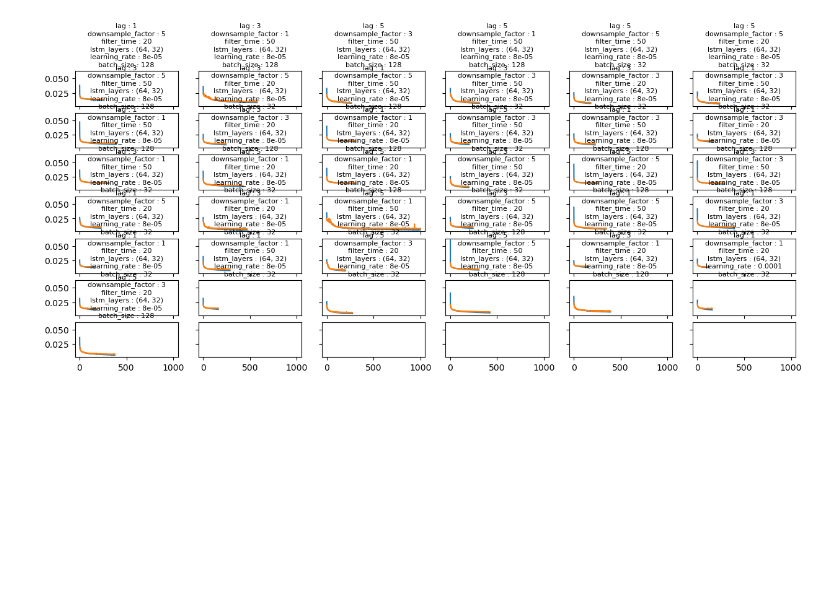
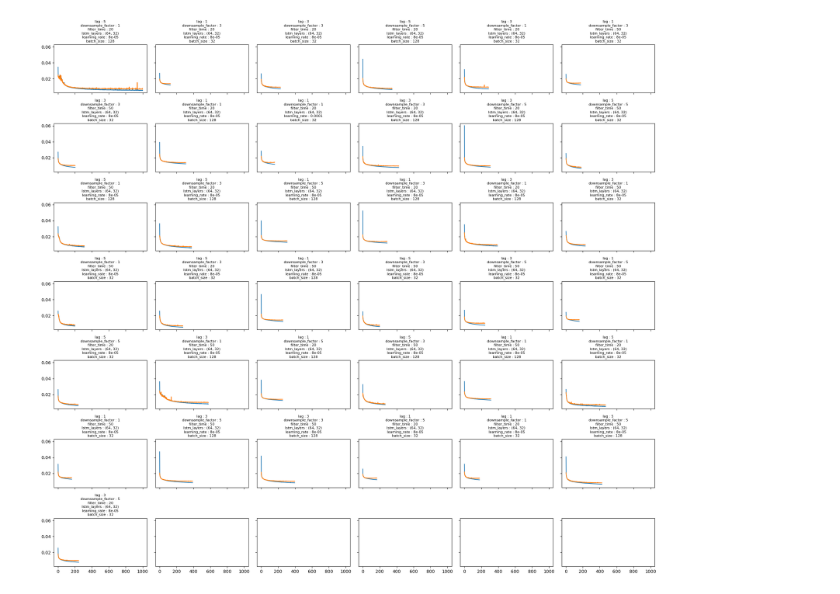
Before and after one commit to gjmm07/Masterthesis, a Jupyter notebook: JointAnglePrediction.ipynb, the cells around one changed output. Saved outputs shown, nothing was run; the diff lists cells and outputs as text; code cells hidden in the pictures; blank space fills up the shorter version.

```diff
--- a/JointAnglePrediction.ipynb
+++ b/JointAnglePrediction.ipynb
@@ -430,42 +422,45 @@ model at models/Finn/direct_models/model037 lag: 5, downsampling_factor: 5, filt
 # %%
-def plot_history(*parent_dir: str or os.Pathlike):
+def plot_history(*parent_dir: str or os.Pathlike, figsize=(20, 18)):
     """ Plots the train history of all models saved in the parent dir """
     if not parent_dir:
         raise ValueError("Please insert parent dir param")
     history = []
     param_sets = []
     for dir_ in parent_dir:
         parent_path = os.path.join("models", SUBJECT, dir_)
         # param_sets += get_hyperparameters(dir_)
         for name in os.listdir(parent_path):
             if name.startswith("."):
                 continue
             if not os.path.isdir(os.path.join(parent_path, name)):
                 continue
             param_sets.append(get_params(parent_path, name))
             history.append(np.genfromtxt(os.path.join(parent_path, name, "model_history_log.csv"), delimiter=","))
     rows = np.sqrt(len(history))
     rows, rem = int(rows // 1), rows % 1
     cols = rows
     if rem:
         rows += 1
     if rem >= 0.5:
         cols += 1
-    fig, axs = plt.subplots(rows, cols, sharex=True, sharey=True, squeeze=False, figsize=(15, 6))
+    fig, axs = plt.subplots(rows, cols, sharex=True, sharey=True, squeeze=False, figsize=figsize)
     for ax, hist, params in zip(axs.flatten(), history, param_sets):
-        ax.plot(hist[:, 1:])
+        ax.plot(hist[:, 1:3])
         title = ""
         for i, (key, val) in enumerate(params.items()):
             title += f"{key} : {val}"
             if i != len(params) - 1:
                 title += "\n"
         ax.set_title(title, fontsize=8)
+        if hist.shape[1] > 3:
+            ax_right = ax.twinx()
+            ax_right.plot(hist[:, 3:], color="green")
 
 
 plot_history("direct_models")
- #plt.tight_layout()
+plt.tight_layout()
 # %% [output]
-[figure, old version]
+[figure, new version]
 # %%
 plot_history("feat_ex_models")
 plt.tight_layout()
```
Also changed, not shown: parts of 26 cells of this notebook, 19 other files.
